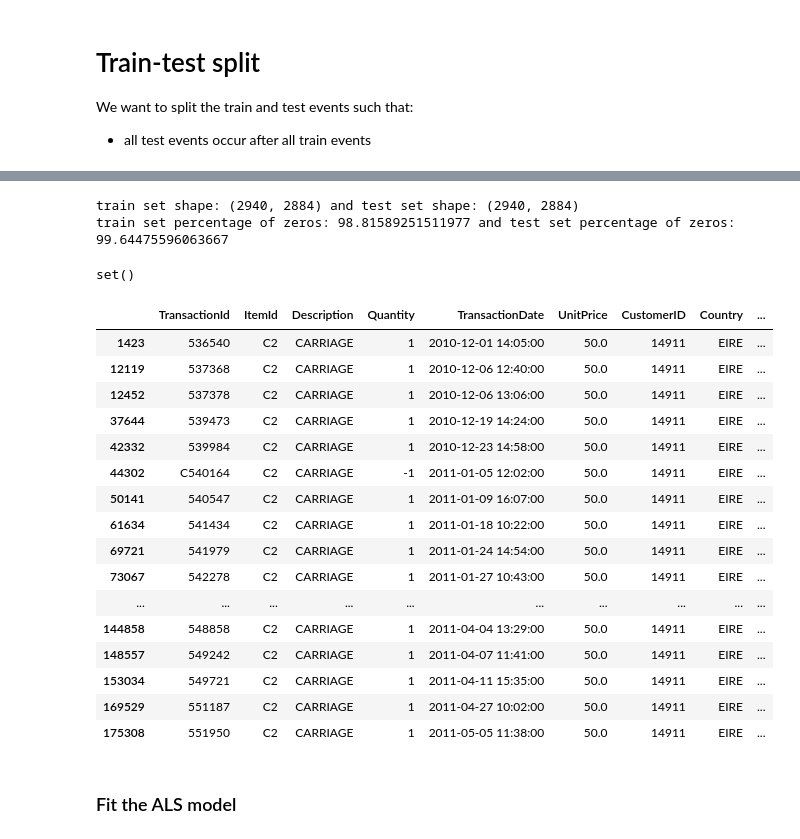
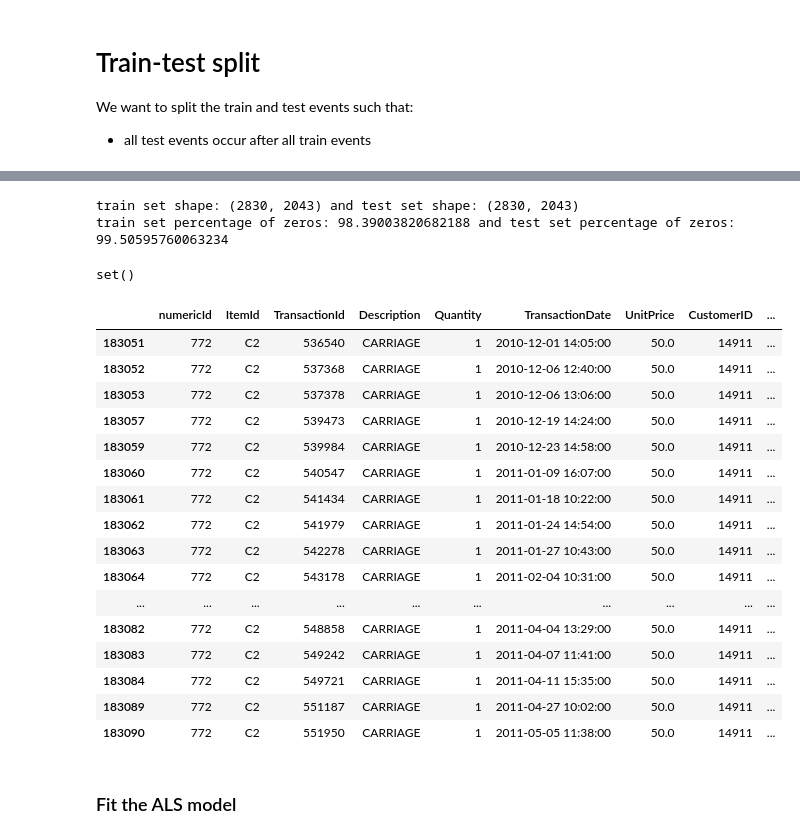
Before and after one commit to its-pedrofonseca/Business-Cases-With-Data-Science, a Jupyter notebook: BC4/BC4.ipynb, the cells around one changed output, grey strips where cells are left out. Drawn from its saved outputs; the diff is of its cells as text; code cells hidden in the pictures.

```diff
--- a/BC4/BC4.ipynb
+++ b/BC4/BC4.ipynb
@@ -132,3 +161,5 @@ regularCustomers_df
+# %%
+regularCustomers_df= pd.merge(numeric_id, regularCustomers_df, how='left', on='ItemId')
 # %% [markdown]
 # Reduce Sparsity
 
@@ -142,7 +173,7 @@ def threshold_ratings(df, uid_min, iid_min, max_iter=None):
     Credits: https://www.ethanrosenthal.com/2016/10/19/implicit-mf-part-1/
     """
     n_users = df['CustomerID'].nunique()
-    n_items = df['ItemId'].nunique()
+    n_items = df['numericId'].nunique()
     sparsity = float(df.shape[0]) / float(n_users * n_items) * 100
     print('Raw dataset info \n-----------------')
     print('Number of users: {}'.format(n_users))
@@ -158,8 +189,8 @@ def threshold_ratings(df, uid_min, iid_min, max_iter=None):
         uid_counts = df.groupby('CustomerID').size()  # user id frequencies
         df = df[~df['CustomerID'].isin(uid_counts[uid_counts < uid_min].index.tolist())]  # keep events with users with frequency >= uid_min
 
-        iid_counts = df.groupby('ItemId').size()  # item id frequencies
-        df = df[~df['ItemId'].isin(iid_counts[iid_counts < iid_min].index.tolist())]  # keep events with items with frequency >= iid_min
+        iid_counts = df.groupby('numericId').size()  # item id frequencies
+        df = df[~df['numericId'].isin(iid_counts[iid_counts < iid_min].index.tolist())]  # keep events with items with frequency >= iid_min
 
         ending_shape = df.shape[0]  # number of existing events after filters
         i += 1
@@ -168,10 +199,10 @@ def threshold_ratings(df, uid_min, iid_min, max_iter=None):
 
     if not max_iter:
         assert(df.groupby('CustomerID').size().min() >= uid_min)
-        assert(df.groupby('ItemId').size().min() >= iid_min)
+        assert(df.groupby('numericId').size().min() >= iid_min)
 
     n_users = df['CustomerID'].nunique()
-    n_items = df['ItemId'].nunique()
+    n_items = df['numericId'].nunique()
     sparsity = float(df.shape[0]) / float(n_users * n_items) * 100
     print('Limited dataset info \n-----------------')
     print('Number of iterations until convergence: {}'.format(i))
@@ -181,7 +212,7 @@ def threshold_ratings(df, uid_min, iid_min, max_iter=None):
     return df
 # %%
 # get limited dataset
-df_limited = threshold_ratings(regularCustomers_df, 1, 4)
+df_limited = threshold_ratings(regularCustomers_df, 25,5)
 # %% [output]
 Raw dataset info
 -----------------
@@ -232,7 +263,7 @@ plt.show()
 # the Categoricals data structure consists of a categories array and an integer array of codes which point to
 #    the real value in the categories array
 user_cat = df_limited['CustomerID'].astype('category')
-item_cat = df_limited['ItemId'].astype("category")
+item_cat = df_limited['numericId'].astype("category")
 
 # create a sparse matrix of all the item/user/counts triples for the train set and test set
 # https://docs.scipy.org/doc/scipy/reference/generated/scipy.sparse.coo_matrix.html#scipy.sparse.coo_matrix
@@ -266,8 +297,8 @@ pzeros_train = 100 * (1 - item_user_train.count_nonzero() / (item_user_train.sha
 pzeros_test = 100 * (1 - item_user_test.count_nonzero() / (item_user_test.shape[0] * item_user_test.shape[1]))
 print(f"train set percentage of zeros: {pzeros_train} and test set percentage of zeros: {pzeros_test}")
 # %% [output]
-train set shape: (2940, 2884) and test set shape: (2940, 2884)
-train set percentage of zeros: 98.81589251511977 and test set percentage of zeros: 99.64475596063667
+train set shape: (2830, 2043) and test set shape: (2830, 2043)
+train set percentage of zeros: 98.39003820682188 and test set percentage of zeros: 99.50595760063234
 # %%
 # users with no items on the train set and not items on the test set
 zero_users_test = (np.squeeze(np.asarray(user_item_test.sum(axis=1))) == 0).nonzero()[0]
@@ -278,26 +309,26 @@ set()
 # %%
 # most frequent user, item pair in train set
 item_id, user_id = np.unravel_index(item_user_train.argmax(), item_user_train.shape)
 item_id, user_id = get_keys(item_id, item_map), get_keys(user_id, user_map)
-df_limited.loc[(df_limited['CustomerID'] == user_id) & (df_limited['ItemId'] == item_id) & (df_limited['train_split'] == 1)]
+df_limited.loc[(df_limited['CustomerID'] == user_id) & (df_limited['numericId'] == item_id) & (df_limited['train_split'] == 1)]
 # %% [output]
-|  | TransactionId | ItemId | Description | Quantity | TransactionDate | UnitPrice | CustomerID | Country | ... |
-| 1423 | 536540 | C2 | CARRIAGE | 1 | 2010-12-01 14:05:00 | 50.0 | 14911 | EIRE | ... |
-| 12119 | 537368 | C2 | CARRIAGE | 1 | 2010-12-06 12:40:00 | 50.0 | 14911 | EIRE | ... |
-| 12452 | 537378 | C2 | CARRIAGE | 1 | 2010-12-06 13:06:00 | 50.0 | 14911 | EIRE | ... |
-| 37644 | 539473 | C2 | CARRIAGE | 1 | 2010-12-19 14:24:00 | 50.0 | 14911 | EIRE | ... |
-| 42332 | 539984 | C2 | CARRIAGE | 1 | 2010-12-23 14:58:00 | 50.0 | 14911 | EIRE | ... |
-| 44302 | C540164 | C2 | CARRIAGE | -1 | 2011-01-05 12:02:00 | 50.0 | 14911 | EIRE | ... |
-| 50141 | 540547 | C2 | CARRIAGE | 1 | 2011-01-09 16:07:00 | 50.0 | 14911 | EIRE | ... |
-| 61634 | 541434 | C2 | CARRIAGE | 1 | 2011-01-18 10:22:00 | 50.0 | 14911 | EIRE | ... |
-| 69721 | 541979 | C2 | CARRIAGE | 1 | 2011-01-24 14:54:00 | 50.0 | 14911 | EIRE | ... |
-| 73067 | 542278 | C2 | CARRIAGE | 1 | 2011-01-27 10:43:00 | 50.0 | 14911 | EIRE | ... |
+|  | numericId | ItemId | TransactionId | Description | Quantity | TransactionDate | UnitPrice | CustomerID | ... |
+| 183051 | 772 | C2 | 536540 | CARRIAGE | 1 | 2010-12-01 14:05:00 | 50.0 | 14911 | ... |
+| 183052 | 772 | C2 | 537368 | CARRIAGE | 1 | 2010-12-06 12:40:00 | 50.0 | 14911 | ... |
+| 183053 | 772 | C2 | 537378 | CARRIAGE | 1 | 2010-12-06 13:06:00 | 50.0 | 14911 | ... |
+| 183057 | 772 | C2 | 539473 | CARRIAGE | 1 | 2010-12-19 14:24:00 | 50.0 | 14911 | ... |
+| 183059 | 772 | C2 | 539984 | CARRIAGE | 1 | 2010-12-23 14:58:00 | 50.0 | 14911 | ... |
+| 183060 | 772 | C2 | 540547 | CARRIAGE | 1 | 2011-01-09 16:07:00 | 50.0 | 14911 | ... |
+| 183061 | 772 | C2 | 541434 | CARRIAGE | 1 | 2011-01-18 10:22:00 | 50.0 | 14911 | ... |
+| 183062 | 772 | C2 | 541979 | CARRIAGE | 1 | 2011-01-24 14:54:00 | 50.0 | 14911 | ... |
+| 183063 | 772 | C2 | 542278 | CARRIAGE | 1 | 2011-01-27 10:43:00 | 50.0 | 14911 | ... |
+| 183064 | 772 | C2 | 543178 | CARRIAGE | 1 | 2011-02-04 10:31:00 | 50.0 | 14911 | ... |
 | ... | ... | ... | ... | ... | ... | ... | ... | ... | ... |
-| 144858 | 548858 | C2 | CARRIAGE | 1 | 2011-04-04 13:29:00 | 50.0 | 14911 | EIRE | ... |
-| 148557 | 549242 | C2 | CARRIAGE | 1 | 2011-04-07 11:41:00 | 50.0 | 14911 | EIRE | ... |
-| 153034 | 549721 | C2 | CARRIAGE | 1 | 2011-04-11 15:35:00 | 50.0 | 14911 | EIRE | ... |
-| 169529 | 551187 | C2 | CARRIAGE | 1 | 2011-04-27 10:02:00 | 50.0 | 14911 | EIRE | ... |
-| 175308 | 551950 | C2 | CARRIAGE | 1 | 2011-05-05 11:38:00 | 50.0 | 14911 | EIRE | ... |
+| 183082 | 772 | C2 | 548858 | CARRIAGE | 1 | 2011-04-04 13:29:00 | 50.0 | 14911 | ... |
+| 183083 | 772 | C2 | 549242 | CARRIAGE | 1 | 2011-04-07 11:41:00 | 50.0 | 14911 | ... |
+| 183084 | 772 | C2 | 549721 | CARRIAGE | 1 | 2011-04-11 15:35:00 | 50.0 | 14911 | ... |
+| 183089 | 772 | C2 | 551187 | CARRIAGE | 1 | 2011-04-27 10:02:00 | 50.0 | 14911 | ... |
+| 183090 | 772 | C2 | 551950 | CARRIAGE | 1 | 2011-05-05 11:38:00 | 50.0 | 14911 | ... |
 # %% [markdown]
 ### Fit the ALS model
 # %%
```
Also changed, not shown: parts of 45 cells of this notebook.
